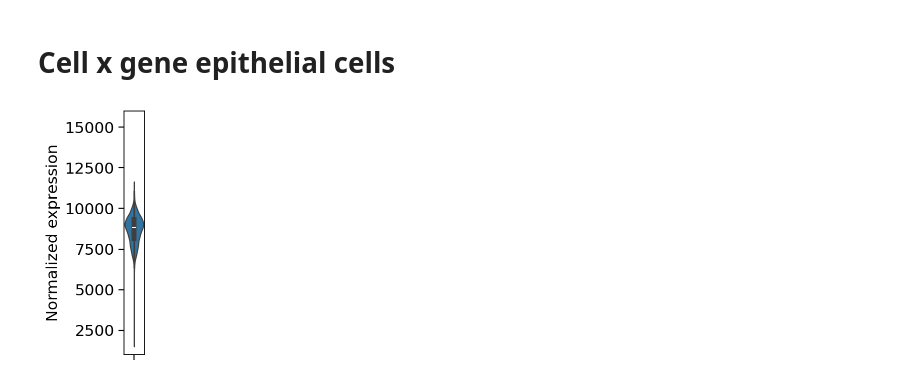
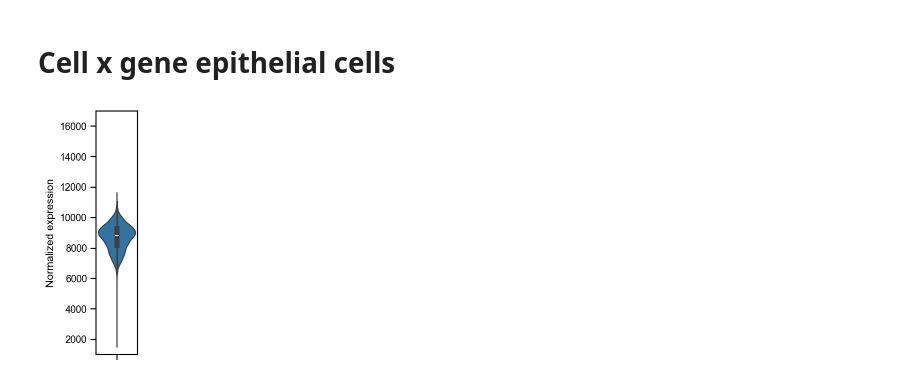
Before and after one commit to j-germino/M-cells, a Jupyter notebook: code/num_genes_expressed.ipynb, the cells around one changed output. Cells and saved outputs as stored; diff of their text form; code cells hidden in the pictures.

```diff
--- a/code/num_genes_expressed.ipynb
+++ b/code/num_genes_expressed.ipynb
@@ -9,4 +15,9 @@ import numpy as np
 # %%
+# Setup figure params
+plt.rcParams["pdf.use14corefonts"] = True
+plt.rcParams['font.family'] = 'sans-serif'
+plt.rcParams['font.sans-serif'] = "Helvetica"
+sc.set_figure_params(dpi=80, dpi_save=300, facecolor="white", frameon=False)
 sns.set_context("paper")
-sc.set_figure_params(figsize=(4,4), dpi=80, dpi_save=300, facecolor="white", frameon=False)
 plt.rcParams["axes.grid"] = False
+plt.rcParams['axes.unicode_minus'] = False
@@ -121,17 +174,18 @@ del cell_x_gene_exprs["cell_type"]
 cell_x_gene_exprs = cell_x_gene_exprs >= 0.1
 cell_x_gene_exprs = pd.DataFrame(cell_x_gene_exprs.sum(axis=1))
 # %%
-plt.figure(figsize=(0.33,4))
+plt.figure(figsize=(0.66,4))
 sns.violinplot(
     cell_x_gene_exprs,
     y=0,
     density_norm='width',
     width=0.9,
 )
-plt.ylim(1000, 16000)
+plt.ylim(1000, 17000)
 plt.xlabel("")
 plt.ylabel("Normalized expression")
 plt.xticks(rotation=90)
+plt.savefig("../analysis/paper_figures/2/2A_cell_x_gene_num_genes_expressed.pdf")
 plt.show()
 # %% [output]
-[figure, old version]
+[figure, new version]
```
Also changed, not shown: parts of 18 cells of this notebook, 6 other files.
